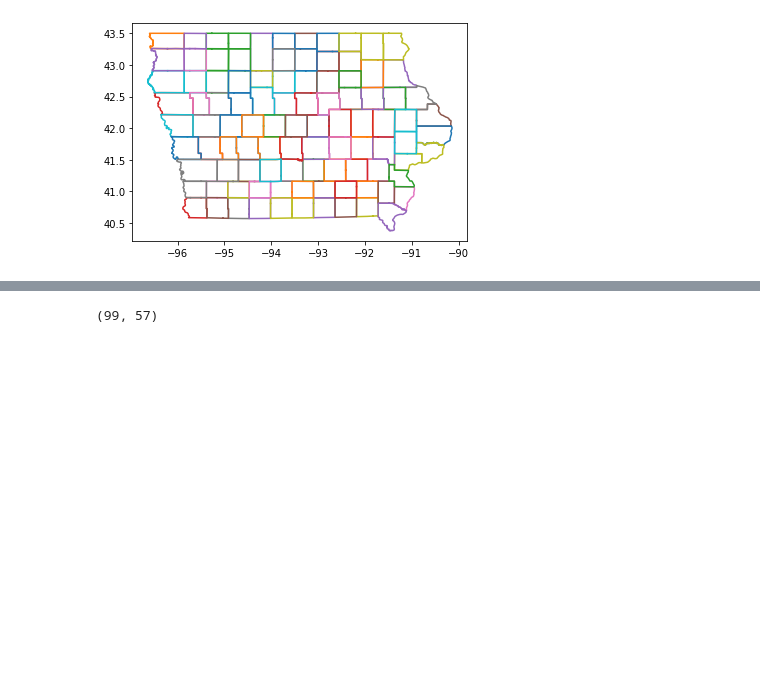
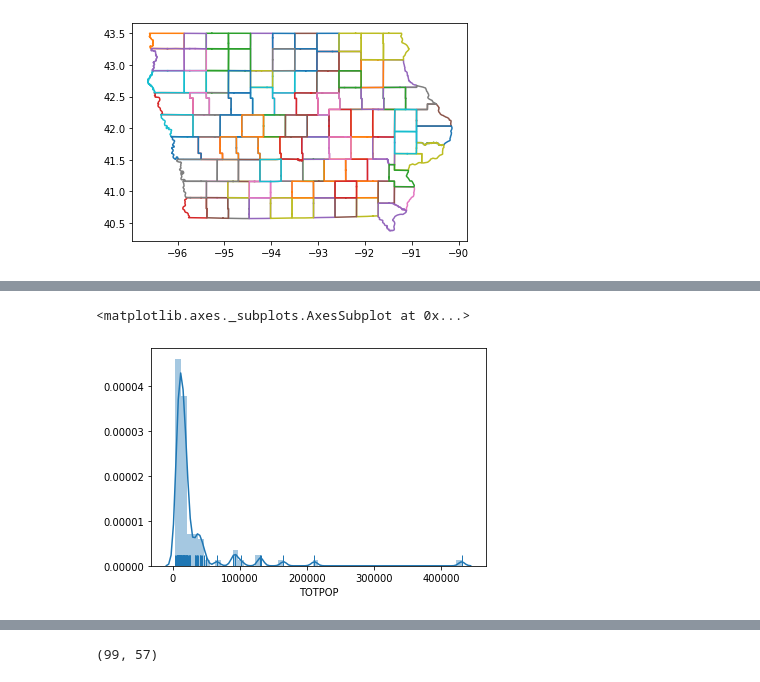
Before and after one commit to DIVYANI-DROI/Algorithmic-Redistricting, a Jupyter notebook: Math497startercode.ipynb, the cells around one changed output, grey strips where cells are left out. Drawn from its saved outputs; the diff is of its cells as text; code cells hidden in the pictures; blank space fills up the shorter version.

```diff
--- a/Math497startercode.ipynb
+++ b/Math497startercode.ipynb
@@ -29,0 +28,5 @@ IA = gp.read_file("IA_counties.shp")
+# %%
+sns.distplot(IA["TOTPOP"], rug = True)
+# %% [output]
+<matplotlib.axes._subplots.AxesSubplot at 0x...>
+[figure, added]
```
Also changed, not shown: parts of 11 cells of this notebook.
